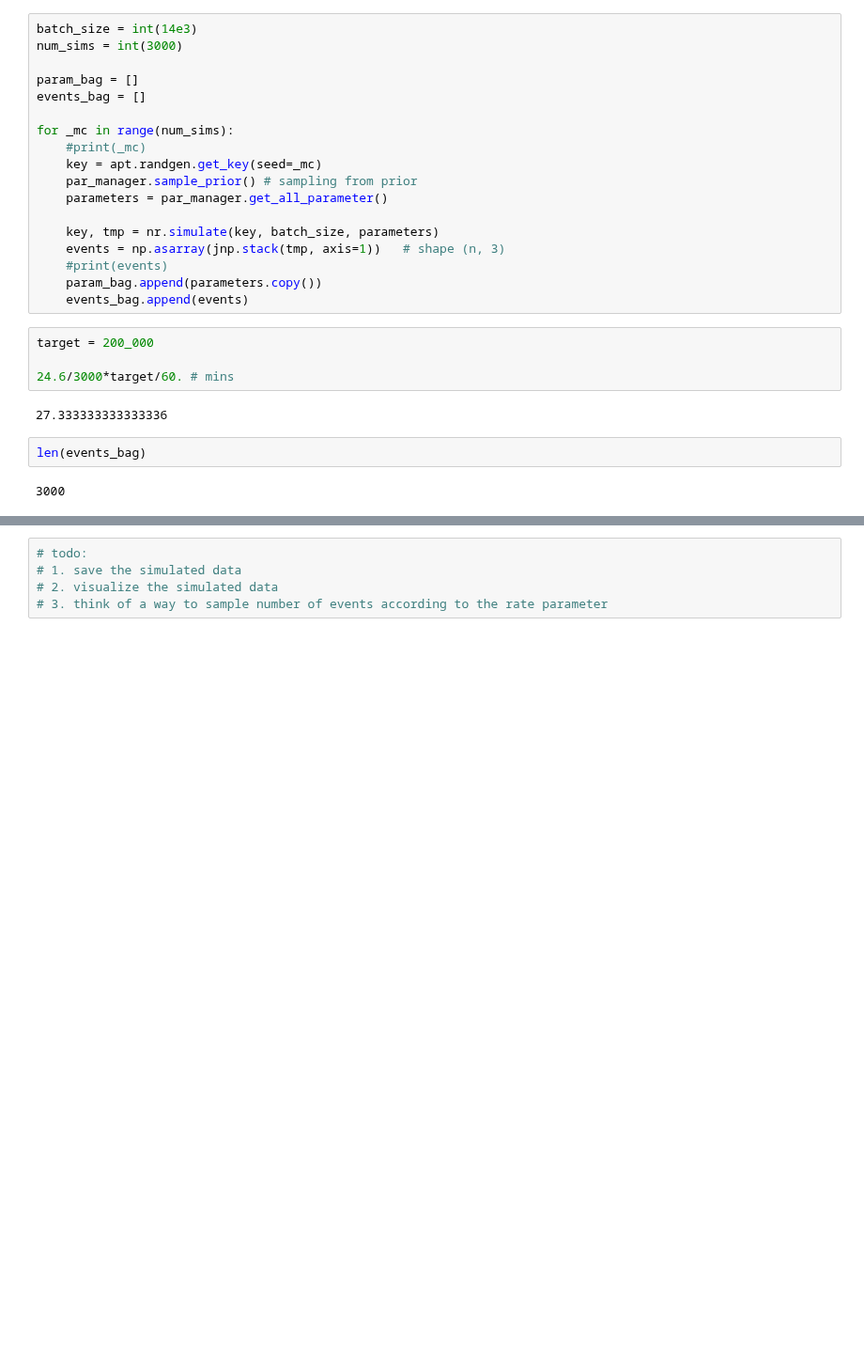
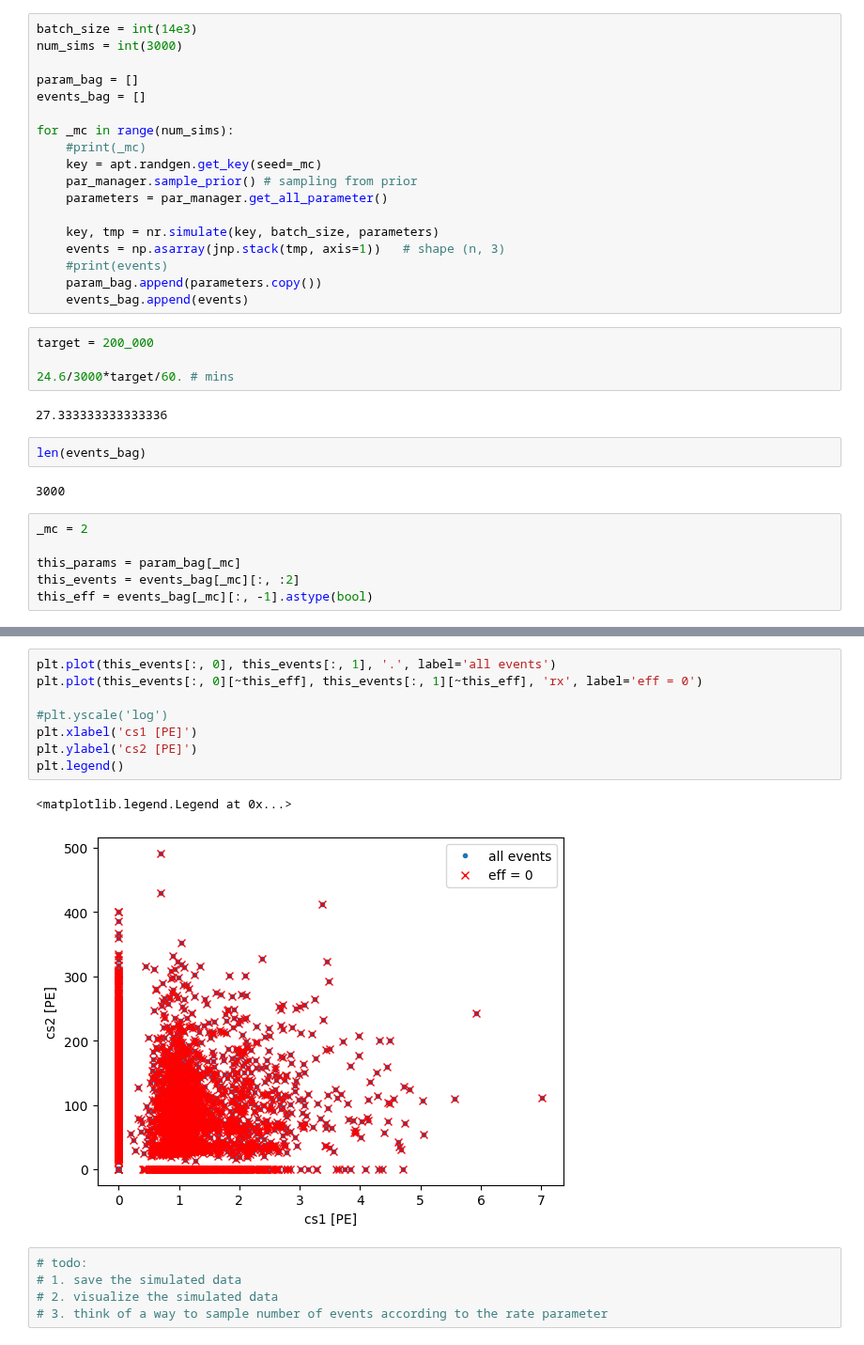
Before and after one commit to XENONnT/appletree, a Jupyter notebook: notebooks/sim_nr.ipynb, the cells around one changed output, grey strips where cells are left out. Shown at 94% size. Cells and saved outputs as stored; diff of their text form; blank space fills up the shorter version.

Commit message:
plotting out weirdass event with eff=0

```diff
--- a/notebooks/sim_nr.ipynb
+++ b/notebooks/sim_nr.ipynb
@@ -132,3 +121,9 @@ target = 200_000
 len(events_bag)
 # %% [output]
 3000
+# %%
+_mc = 2
+
+this_params = param_bag[_mc]
+this_events = events_bag[_mc][:, :2]
+this_eff = events_bag[_mc][:, -1].astype(bool)
@@ -135,3 +147,14 @@ len(events_bag)
+# %%
+plt.plot(this_events[:, 0], this_events[:, 1], '.', label='all events')
+plt.plot(this_events[:, 0][~this_eff], this_events[:, 1][~this_eff], 'rx', label='eff = 0')
+
+#plt.yscale('log')
+plt.xlabel('cs1 [PE]')
+plt.ylabel('cs2 [PE]')
+plt.legend()
+# %% [output]
+<matplotlib.legend.Legend at 0x...>
+[figure, added]
 # %%
 # todo:
 # 1. save the simulated data
```
Also changed, not shown: parts of 3 cells of this notebook.
